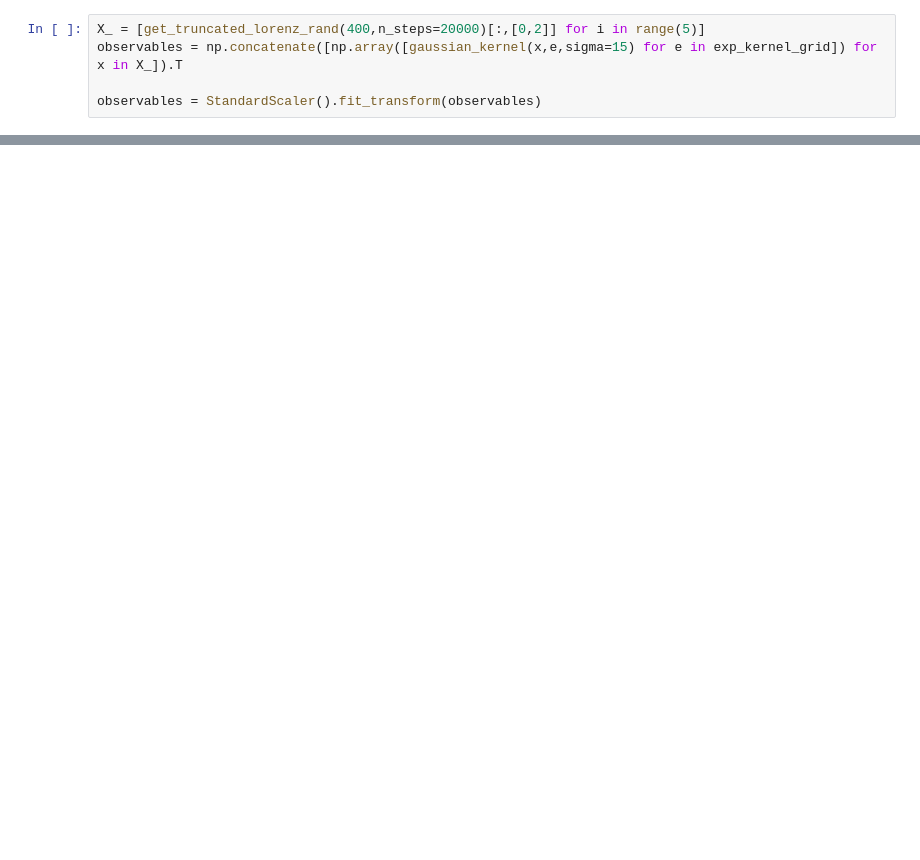
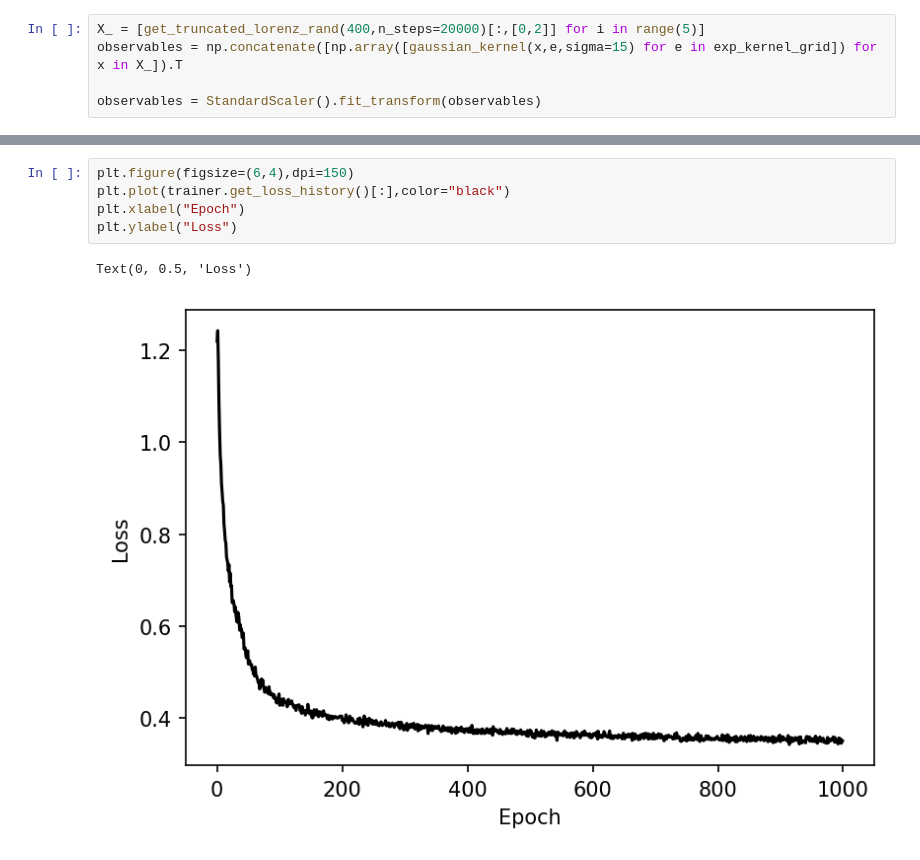
Before and after one commit to z7743/manifold_learning, a Jupyter notebook: notebooks/Correlation dimension test.ipynb, the cells around one changed output, grey strips where cells are left out. Saved outputs shown, nothing was run; the diff lists cells and outputs as text; blank space fills up the shorter version.

```diff
--- a/notebooks/Correlation dimension test.ipynb
+++ b/notebooks/Correlation dimension test.ipynb
@@ -81,0 +129,8 @@ for i in range(unmixed.shape[1]):
+# %%
+plt.figure(figsize=(6,4),dpi=150)
+plt.plot(trainer.get_loss_history()[:],color="black")
+plt.xlabel("Epoch")
+plt.ylabel("Loss")
+# %% [output]
+Text(0, 0.5, 'Loss')
+[figure, added]
```
Also changed, not shown: parts of 7 cells of this notebook, 19 other files.
